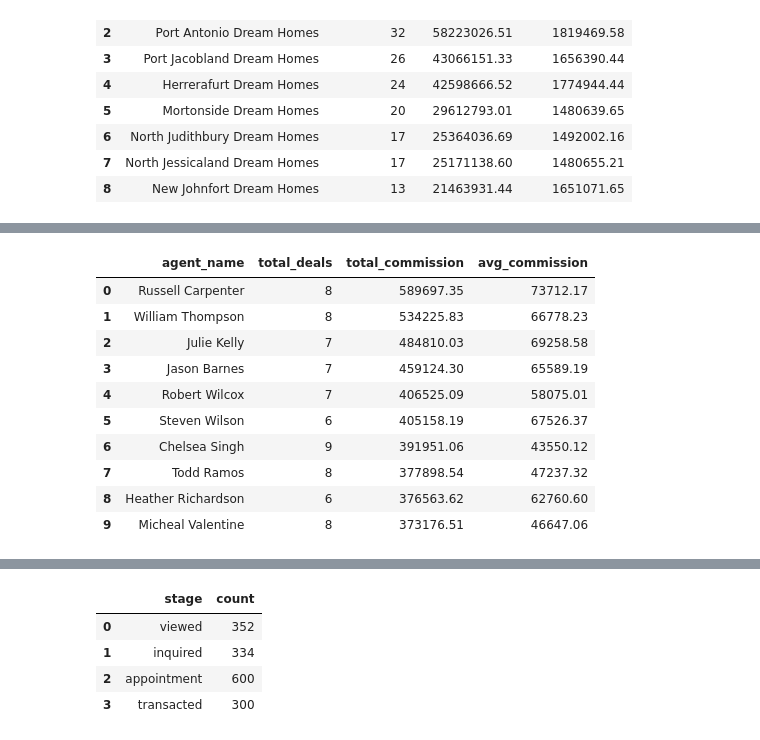
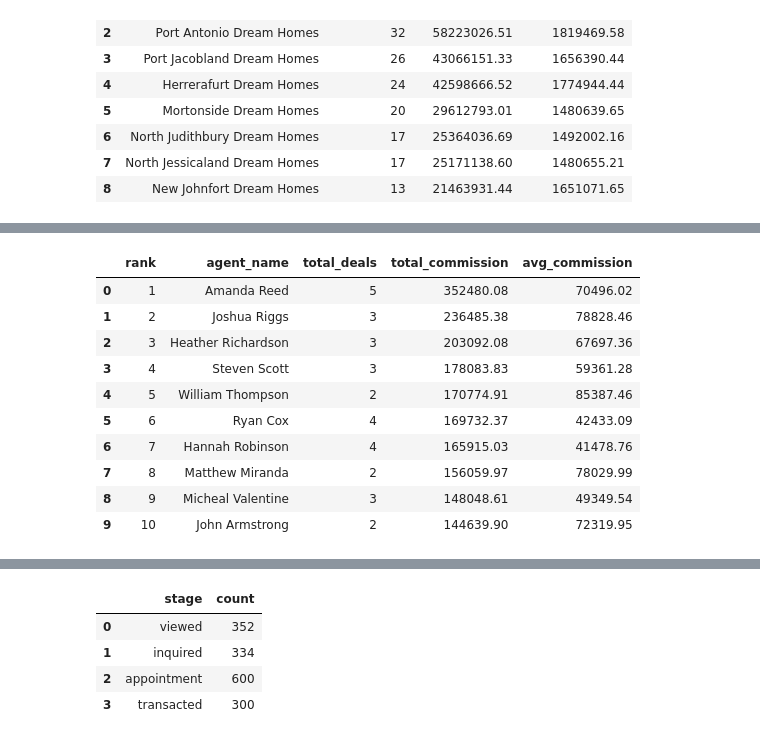
Before and after one commit to jamesgao0528/dream-homes-nyc, a Jupyter notebook: 03_queries.ipynb, the cells around one changed output, grey strips where cells are left out. Cells and saved outputs as stored; diff of their text form; code cells hidden in the pictures.

```diff
--- a/03_queries.ipynb
+++ b/03_queries.ipynb
@@ -48,30 +52,32 @@ Joins: `commission` → `property_transaction` → `listing` → `agent` → `em
 # %%
 df = pd.read_sql("""
     SELECT
+        RANK() OVER (ORDER BY SUM(c.commission_amount) DESC) AS rank,
         e.first_name || ' ' || e.last_name AS agent_name,
         COUNT(c.commission_id) AS total_deals,
         ROUND(SUM(c.commission_amount), 2) AS total_commission,
         ROUND(AVG(c.commission_amount), 2) AS avg_commission
     FROM commission c
     JOIN property_transaction pt ON pt.transaction_id = c.transaction_id
     JOIN listing l ON l.listing_id = pt.listing_id
     JOIN agent a ON a.agent_id = l.agent_id
     JOIN employee e ON e.employee_id = a.agent_id
+    WHERE EXTRACT(YEAR FROM pt.transaction_date) = EXTRACT(YEAR FROM CURRENT_DATE)
     GROUP BY e.first_name, e.last_name
     ORDER BY total_commission DESC
     LIMIT 10
 """, engine)
 df
 # %% [output]
-|  | agent_name | total_deals | total_commission | avg_commission |
-| 0 | Russell Carpenter | 8 | 589697.35 | 73712.17 |
-| 1 | William Thompson | 8 | 534225.83 | 66778.23 |
-| 2 | Julie Kelly | 7 | 484810.03 | 69258.58 |
-| 3 | Jason Barnes | 7 | 459124.30 | 65589.19 |
-| 4 | Robert Wilcox | 7 | 406525.09 | 58075.01 |
-| 5 | Steven Wilson | 6 | 405158.19 | 67526.37 |
-| 6 | Chelsea Singh | 9 | 391951.06 | 43550.12 |
-| 7 | Todd Ramos | 8 | 377898.54 | 47237.32 |
-| 8 | Heather Richardson | 6 | 376563.62 | 62760.60 |
-| 9 | Micheal Valentine | 8 | 373176.51 | 46647.06 |
+|  | rank | agent_name | total_deals | total_commission | avg_commission |
+| 0 | 1 | Amanda Reed | 5 | 352480.08 | 70496.02 |
+| 1 | 2 | Joshua Riggs | 3 | 236485.38 | 78828.46 |
+| 2 | 3 | Heather Richardson | 3 | 203092.08 | 67697.36 |
+| 3 | 4 | Steven Scott | 3 | 178083.83 | 59361.28 |
+| 4 | 5 | William Thompson | 2 | 170774.91 | 85387.46 |
+| 5 | 6 | Ryan Cox | 4 | 169732.37 | 42433.09 |
+| 6 | 7 | Hannah Robinson | 4 | 165915.03 | 41478.76 |
+| 7 | 8 | Matthew Miranda | 2 | 156059.97 | 78029.99 |
+| 8 | 9 | Micheal Valentine | 3 | 148048.61 | 49349.54 |
+| 9 | 10 | John Armstrong | 2 | 144639.90 | 72319.95 |
 # %% [markdown]
```
Also changed, not shown: parts of 15 cells of this notebook.
